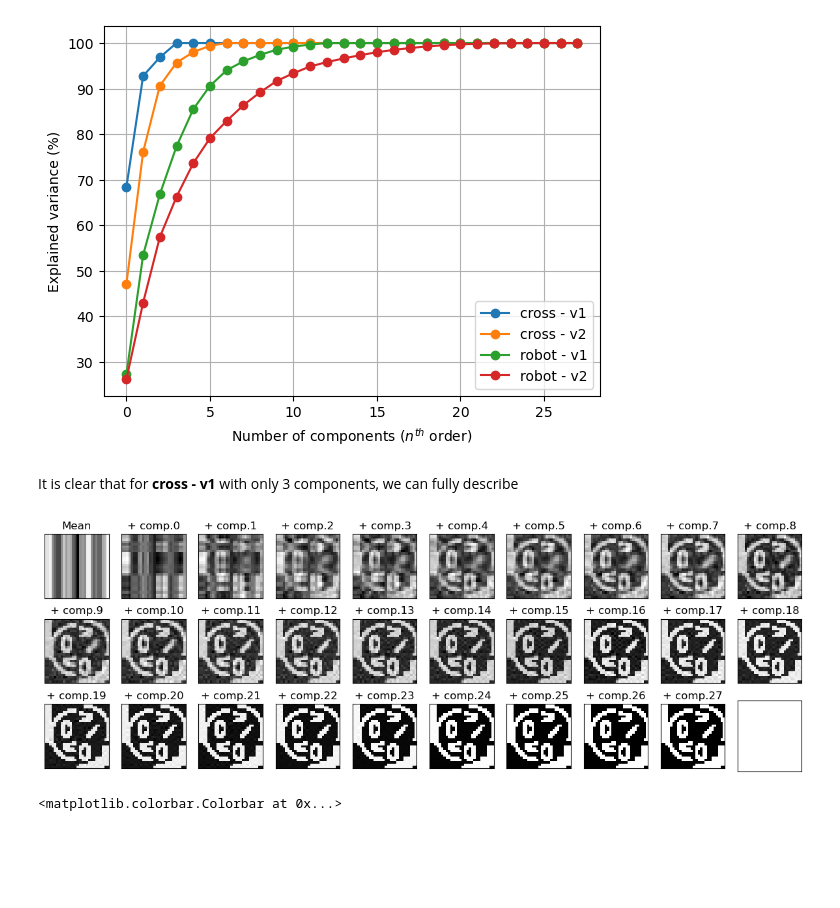
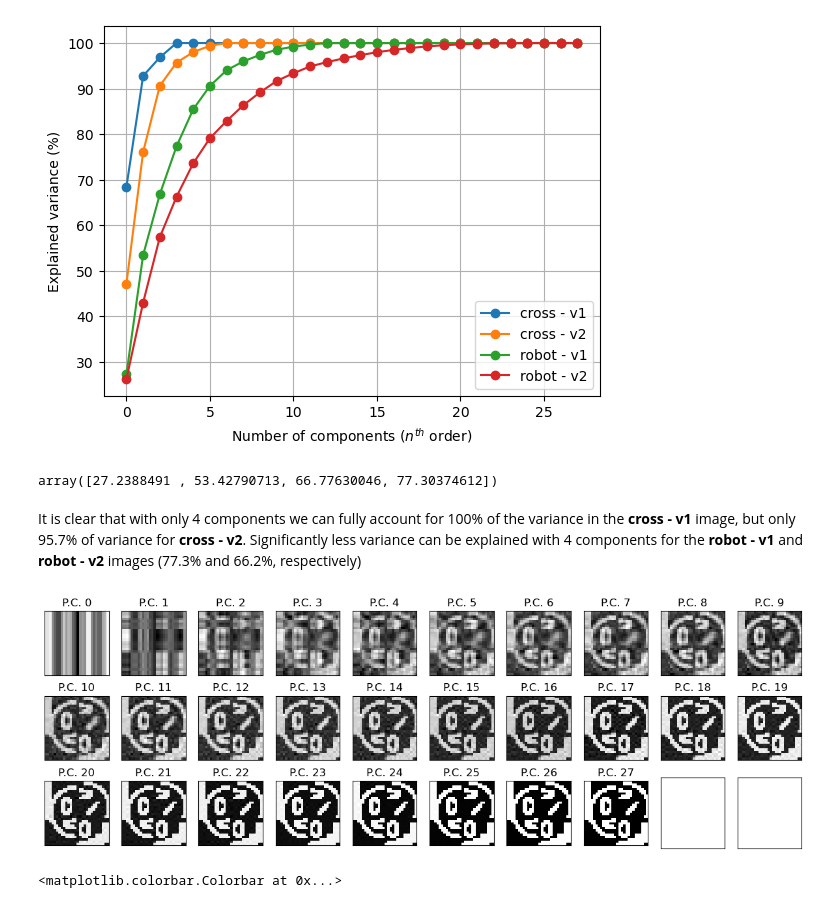
Before and after one commit to rh-pires/principal-component-analysis, a Jupyter notebook: pca_intro.ipynb, the cells around one changed output. Saved outputs shown, nothing was run; the diff lists cells and outputs as text; code cells hidden in the pictures; blank space fills up the shorter version.

```diff
--- a/pca_intro.ipynb
+++ b/pca_intro.ipynb
@@ -180,25 +178,32 @@ plt.xlabel('Number of components ($n^{th}$ order)')
 plt.ylabel('Explained variance (%)');
 # %% [output]
 [figure]
-# %% [markdown]
-It is clear that for **cross - v1** with only 3 components, we can fully describe
+# %%
+pca_cumsum (img_robot1, 4)
+# %% [output]
+array([27.2388491 , 53.42790713, 66.77630046, 77.30374612])
+# %% [markdown]
+It is clear that with only 4 components we can fully account for 100% of the variance in the **cross - v1** image, but only 95.7% of variance for **cross - v2**. Significantly less variance can be explained with 4 components for the **robot - v1** and **robot - v2** images (77.3% and 66.2%, respectively)
 # %%
-def image_sum_components(img, comp_lst):
-    """Visualizes the sum of the principal components for a given image
+def image_sum_components(img, pc_lst):
+    """Visualizes the sum of the principal components for a given image according to the input list
+
+    Returns:
+        2D array (image) od the last visualized component sum
 
     Args:
         img (numpy.ndarray): image to be processed by PCA
-        comp_lst(list): list of intergers containing the components to be visualized.
+        pc_lst(list): list of intergers containing the components to be visualized.
     """
+    #convert "pc_lst" to a list in case a numpy array was provided
+    if isinstance(pc_lst, np.ndarray):
+        pc_lst = pc_lst.tolist()
+
     #define the number of componnents that can be visualized
     nComp = min(img.shape)
 
     #Make sure the list of components to be visualized is correct
-    for comp_nr in comp_lst:
-        if comp_nr > nComp: # removes element if element is too large to be handled
-            comp_lst.remove(comp_nr)
-            if nComp not in comp_lst: # If a large element exists it is replaced by the largest possible
-                comp_lst.append(nComp)
+    pc_lst = list(filter(lambda a: a <= nComp, pc_lst))
 
     # Initialize PCA & fit it to the data
     pca = PCA(n_components = nComp)
@@ -206,34 +211,30 @@ def image_sum_components(img, comp_lst):
 
     # Setup visualization
     nr_cols = 10
-    nr_rows = int(np.ceil((len(comp_lst)+1)/nr_cols))
+    nr_rows = int(np.ceil((len(pc_lst))/nr_cols))
     width = 15
     height = 1.6*nr_rows
-    min_val = np.min(img)
-    max_val = np.max(img)
     fig, axes = plt.subplots(nr_rows, nr_cols, sharex=True, sharey=True, figsize=(width,height))
     ax = axes.ravel()
 
     # Create an empty array to collect results
     img_mean = np.zeros((img.shape[0],img.shape[1]))
-    # Populate the empty matrix with the mean of
+    # Populate the empty matrix with the mean of the input 2D array
     img_mean += np.mean(img, axis=0)
-    # Loop through the
-    for i in range(len(comp_lst)+1):
-        Xhat = img_mean + np.dot(pca.transform(img)[:,:i], pca.components_[:i,:])
-        #pixel_lst = pixel_lst.append(Xhat[0][-1])
-        ax[i].imshow(Xhat, cmap="gray")
+    # Loop through the PC list to visualize them
+    for i in range(len(pc_lst)):
         ax[i].set_xticks([])
         ax[i].set_yticks([])
-        if i == 0:
-            ax[i].title.set_text("Mean")
-        else:
-           ax[i].title.set_text(f"+ comp.{i-1}")
+        Xhat = img_mean + np.dot(pca.transform(img)[:,:pc_lst[i]], pca.components_[:pc_lst[i],:])
+        ax[i].title.set_text(f"P.C. {pc_lst[i]}")
 
-    #print(pixel_lst) # Memory
+        ax[i].imshow(Xhat, cmap="gray")
+
+    return Xhat
-# %%
-image_sum_components(img_robot2)
-# %% [output]
-[figure, removed]
+# %%
+pc_lst = np.arange(0,28,1)
+img_pc = image_sum_components(img_robot2,pc_lst)
+# %% [output]
+[figure, added]
 # %%
 from skimage.color import rgb2gray
```
Also changed, not shown: parts of 11 cells of this notebook, 3 other files.
